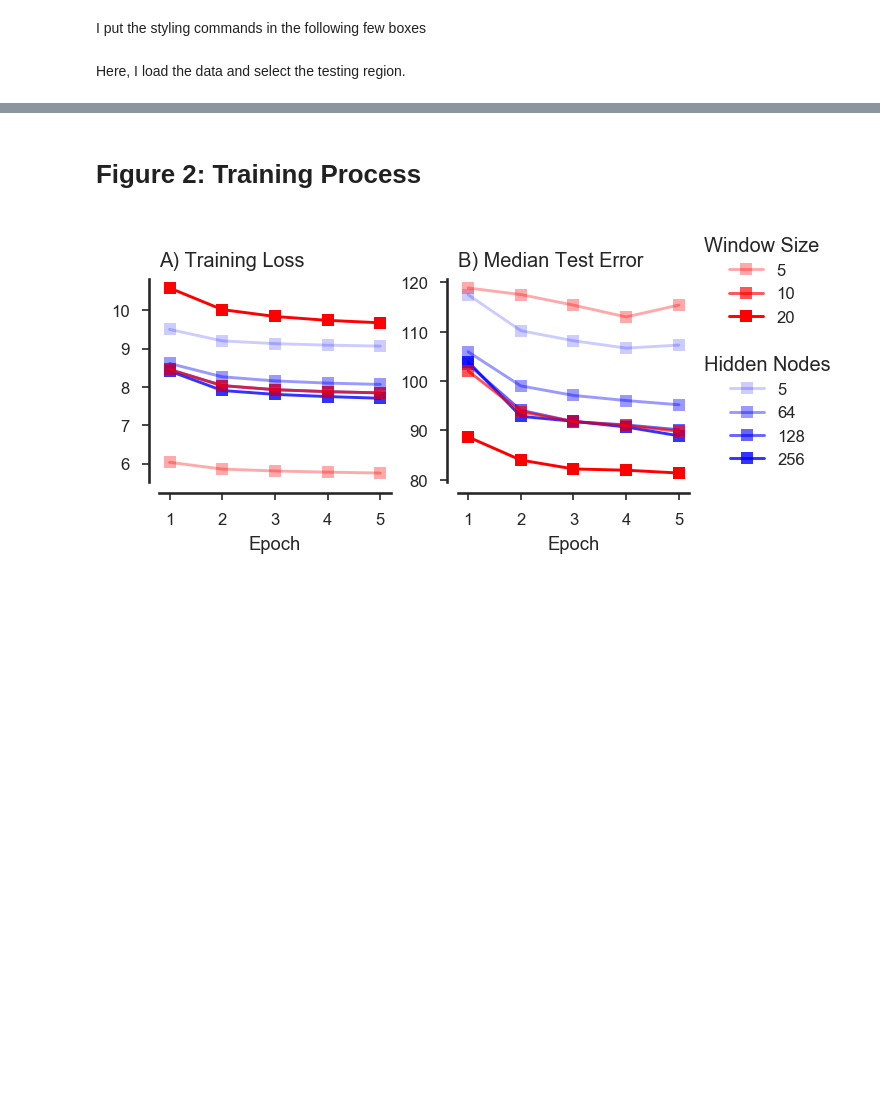
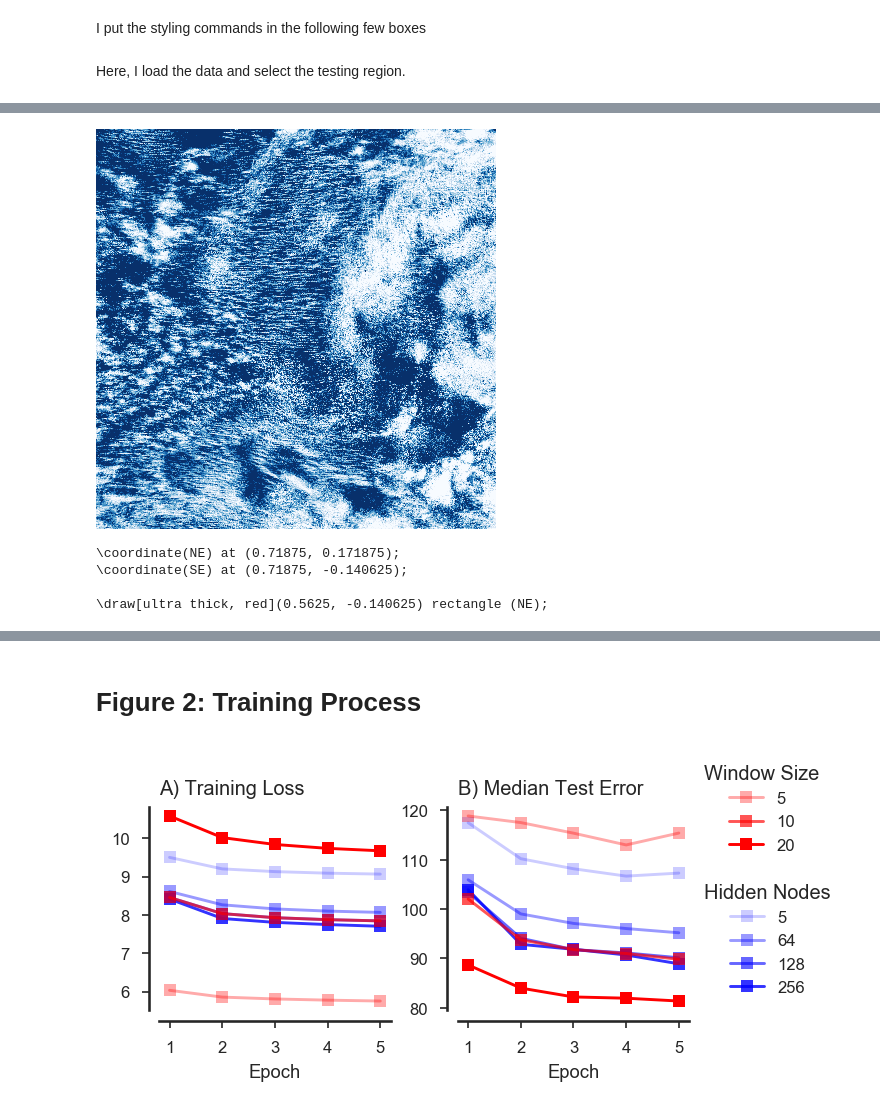
Before and after one commit to nbren12/uwnet, a Jupyter notebook: results/reports/2.1-ndb-paper-plots.ipynb, the cells around one changed output, grey strips where cells are left out. Saved outputs shown, nothing was run; the diff lists cells and outputs as text; code cells hidden in the pictures; blank space fills up the shorter version.

```diff
--- a/results/reports/2.1-ndb-paper-plots.ipynb
+++ b/results/reports/2.1-ndb-paper-plots.ipynb
@@ -35,0 +67,9 @@ ds_test = ds.isel(x=slice(0,64))
+# %%
+x, y = (4000, 1100)
+n = 40 * 10
+
+box = cld.isel(x=slice(x, x+ n), y=slice(y, y+n))
+imhi = image_from_xr(box).resize((400, 400), Image.BICUBIC)
+imhi
+# %% [output]
+[figure, added]
@@ -35,0 +79,14 @@ ds_test = ds.isel(x=slice(0,64))
+# %%
+print(f"""
+\coordinate(NE) at {get_im_xy(x+n, y+n)};
+\coordinate(SE) at {get_im_xy(x+n, y)};
+
+\draw[ultra thick, red]{get_im_xy(x, y)} rectangle (NE);
+
+
+""")
+# %% [output]
+\coordinate(NE) at (0.71875, 0.171875);
+\coordinate(SE) at (0.71875, -0.140625);
+
+\draw[ultra thick, red](0.5625, -0.140625) rectangle (NE);
```
Also changed, not shown: parts of 8 cells of this notebook, 1 other file.
